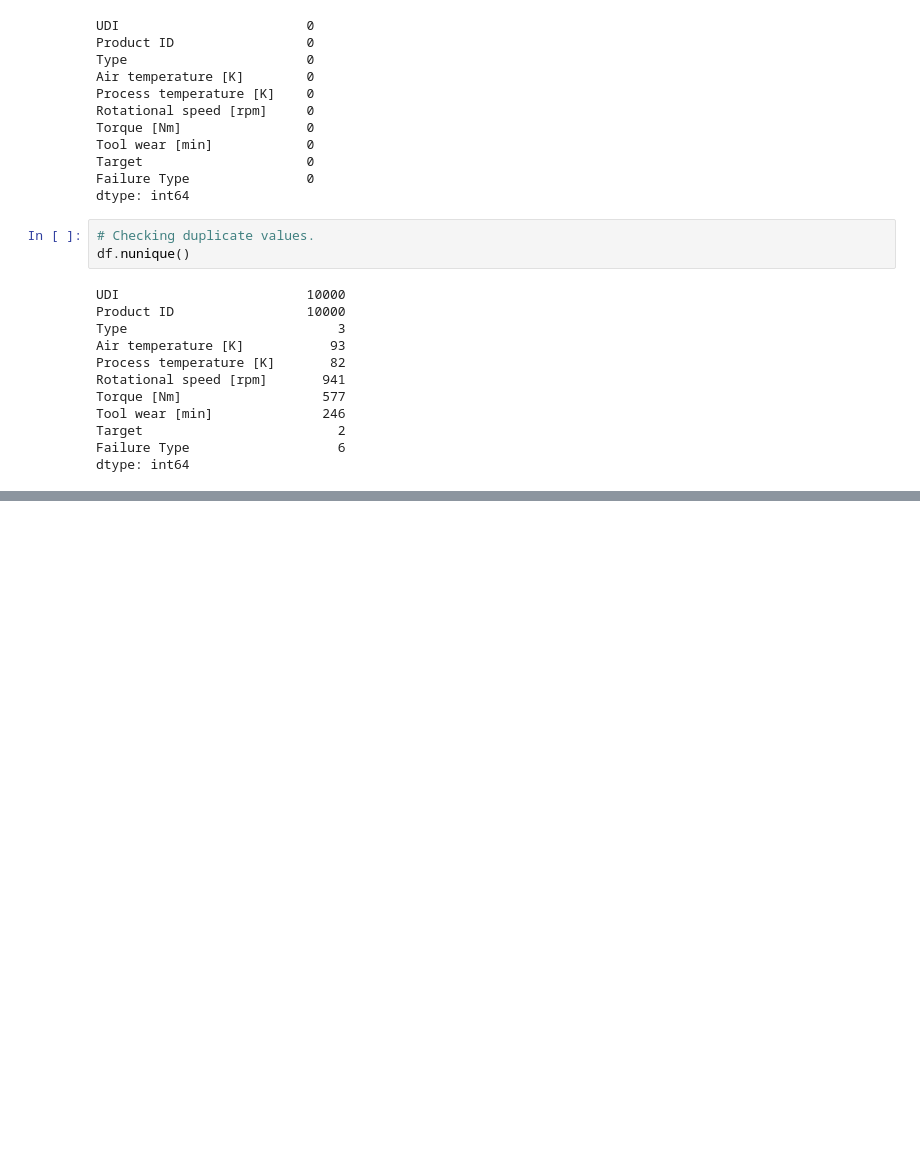
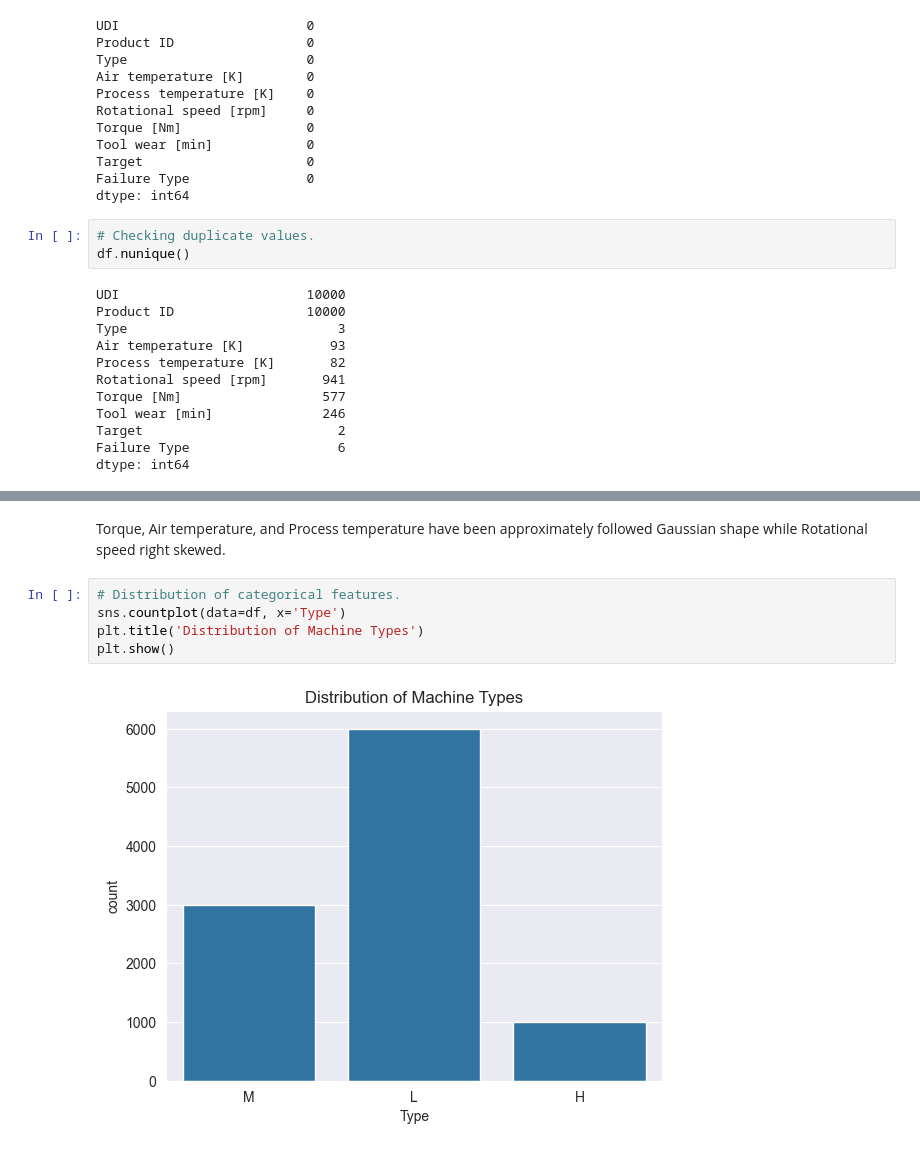
Before and after one commit to DhammikePremachandra/Machine_Predictive_Maintenance_Classification, a Jupyter notebook: Machine_Predictive_Maintenance_Classification.ipynb, the cells around one changed output, grey strips where cells are left out. Saved outputs shown, nothing was run; the diff lists cells and outputs as text; blank space fills up the shorter version.

```diff
--- a/Machine_Predictive_Maintenance_Classification.ipynb
+++ b/Machine_Predictive_Maintenance_Classification.ipynb
@@ -442,0 +150,9 @@ X_train, X_test, y_train, y_test = train_test_split(
+# %% [markdown]
+Torque, Air temperature, and Process temperature have been approximately followed Gaussian shape while Rotational speed right skewed.
+# %%
+# Distribution of categorical features.
+sns.countplot(data=df, x='Type')
+plt.title('Distribution of Machine Types')
+plt.show()
+# %% [output]
+[figure, added]
```
Also changed, not shown: parts of 63 cells of this notebook.
